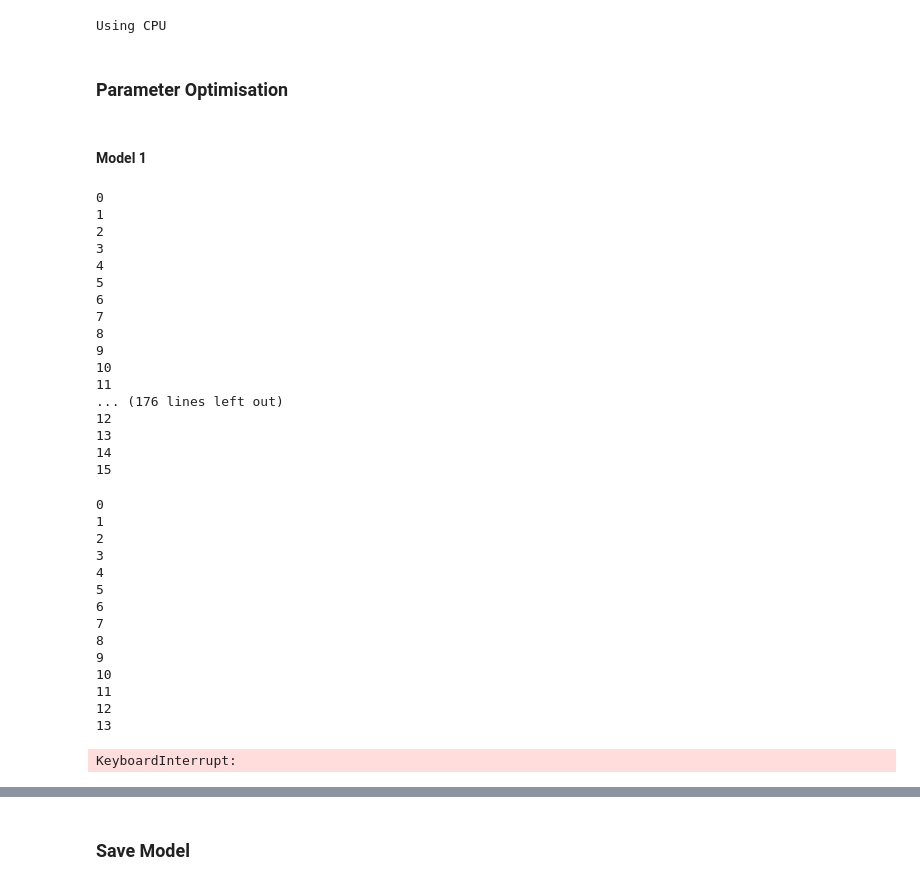
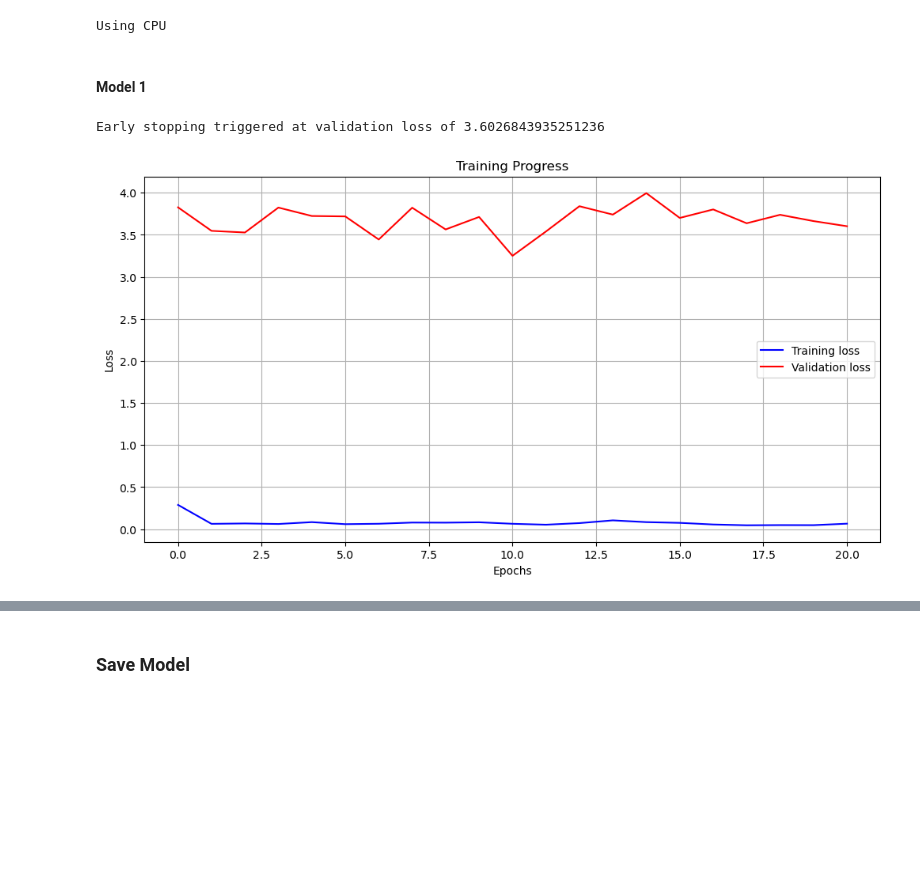
Before and after one commit to paulruesing/hybrid-rl-index-trading, a Jupyter notebook: notebooks/predictor_dev.ipynb, the cells around one changed output, grey strips where cells are left out. Cells and saved outputs as stored; diff of their text form; code cells hidden in the pictures; blank space fills up the shorter version.

```diff
--- a/notebooks/predictor_dev.ipynb
+++ b/notebooks/predictor_dev.ipynb
@@ -239,6 +298,7 @@ class LSTMModel(nn.Module):
                  dropout=0.2,
                  use_pre_lstm_fc_layer=False,
                  use_final_hidden_state=True,
+                 use_hidden_states_across_forecast_steps=True,
                  init_weights=True):
         """
         Initialise the LSTM model.
@@ -251,6 +311,7 @@ class LSTMModel(nn.Module):
         super().__init__()
         self.hidden_layer_size = hidden_layer_size
         self.use_pre_lstm_fc_layer = use_pre_lstm_fc_layer
+        self.use_hidden_states_across_forecast_steps = use_hidden_states_across_forecast_steps
         self.n_forecast_steps = n_forecast_steps
 
         # optional pre-lstm fully connected layer:
@@ -285,9 +346,13 @@ class LSTMModel(nn.Module):
         """ Forward call of module """
         batchsize = x.shape[0]
 
-        outputs = torch.empty(size=(batchsize, self.n_forecast_steps))  # initialise empty tensor for outputs
+        outputs = torch.empty(size=(batchsize, self.n_forecast_steps), device=x.device, dtype=x.dtype)  # initialise empty tensor for outputs
 
         # recursive prediction (taking into account previous predictions if n_forecast_steps > 1):
+        if self.use_hidden_states_across_forecast_steps:
+            h_n, c_n = None, None  # initialise hidden cell states that will be used across steps to reduce computational complexity
+            # this is favourable, because otherwise the complete sequence is reprocessed each iteration
+            # and LSTMs are designed to remember previous steps through hidden states
         for output_sequence_ind in range(self.n_forecast_steps):
             # integrate previous predictions into input:
             if output_sequence_ind > 0:
@@ -302,7 +367,14 @@ class LSTMModel(nn.Module):
                 # x.shape now is (64, 20, 32) = (batch, sequenth_length, features)
 
             # LSTM layer(s):
-            lstm_out, (h_n, c_n) = self.lstm(temp_x)
+            if self.use_hidden_states_across_forecast_steps:
+                # pass last hidden states again to lstm and compute only most recent step
+                if h_n is None:  # first iteration
+                    lstm_out, (h_n, c_n) = self.lstm(temp_x)  # compute first step and get hidden and cell states
+                else:  # further iterations
+                    lstm_out, (h_n, c_n) = self.lstm(temp_x[:, -1].unsqueeze(1), (h_n, c_n))  # compute new information and leverage previous hidden and cell states
+            else:
+                lstm_out, (h_n, c_n) = self.lstm(temp_x)
 
             # which output to use?
             # - lstm_out contains **all hidden states for the last layer** for every time step, used for tasks requiring per-time-step predictions and **sequence forecasting**
@@ -341,7 +413,7 @@ class LSTMModel(nn.Module):
             if is_training: optimiser.zero_grad()  # reset all gradients for next training step
 
             # move tensors to correct device:
-            x = x.to(device);
+            x = x.to(device)
             y = y.to(device)
 
             # compute output and loss:
@@ -363,17 +435,17 @@ class LSTMModel(nn.Module):
     def predict(self, dataloader, device='cpu'):
         """ Compute predictions (outputs) for all samples in a dataloader. """
         self.eval()  # inference mode
-        predictions = np.array([])
 
         # deactivate shuffling and set batch size to 1:
         temp_loader = DataLoader(dataloader.dataset, batch_size=1, shuffle=False)
 
         # compute predictions:
         with torch.no_grad():
-            for idx, (x, y) in enumerate(temp_loader):
+            for idx, (x, y) in enumerate(tqdm(temp_loader)):
                 x = x.to(device)
                 out = self(x)  # run model
                 out = out.cpu().detach().numpy()
-                predictions = np.concatenate((predictions, out))
+                if idx == 0: predictions = np.array(out); continue  # initialise array upon first iteration
+                predictions = np.concat((predictions, out))
 
             return predictions
@@ -419,7 +468,7 @@ class WeightedMSELoss(nn.Module):
             weighted_losses = losses * torch.Tensor(self.step_weights, device=predictions.device)  # calculate weighted loss tensor
             return torch.mean(weighted_losses)
 
-loss_criterion = WeightedMSELoss(step_weights=np.linspace(1, 0.2, forecast_horizon) if custom_step_weights is None else custom_step_weights)
+loss_criterion = WeightedMSELoss(step_weights=np.linspace(1, 0.4, forecast_horizon) if custom_step_weights is None else custom_step_weights)
 # %%
 def run_training(model, n_epochs: int, dataloader_train, dataloader_val, step_scheduler_step_size: int = 40, plateau_scheduler_factor=0.1, scheduler_to_use: Literal['step', 'plateau'] ='step',
                  initial_learning_rate: float = 0.01, device='cpu', loss_criterion=nn.MSELoss(), early_stopping_patience=0):
@@ -488,51 +537,21 @@ else:
     print("Using CPU")
 # %% [output]
 Using CPU
-# %% [markdown]
-### Parameter Optimisation
 # %% [markdown]
 #### Model 1
 # %%
 model1 = LSTMModel(input_size=model_input_size, hidden_layer_size=hidden_lstm_layer_size, num_layers=num_lstm_layers, dropout=dropout, n_forecast_steps=forecast_horizon,
-                  use_final_hidden_state=use_final_hidden_state, init_weights=init_weights, use_pre_lstm_fc_layer=use_pre_lstm_fc_layer)
+                  use_final_hidden_state=use_final_hidden_state, init_weights=init_weights, use_pre_lstm_fc_layer=use_pre_lstm_fc_layer,
+                   use_hidden_states_across_forecast_steps=use_hidden_states_across_forecast_steps)
 model1 = model1.to(device)
+model1 = torch.compile(model1)
 # %%
 run_training(model=model1, n_epochs=n_epochs, dataloader_train=dataloader_train, dataloader_val=dataloader_val,
              step_scheduler_step_size=step_scheduler_step_size, plateau_scheduler_factor=plateau_scheduler_factor, scheduler_to_use=scheduler_to_use,
              initial_learning_rate=initial_learning_rate,
              device=device, loss_criterion=loss_criterion,
-             early_stopping_patience=early_stopping_patience
+             early_stopping_patience=early_stopping_patience,
              )
 # %% [output]
-0
-1
-2
-3
-4
-5
-6
-7
-8
-9
-10
-11
-... (176 lines left out)
-12
-13
-14
-15
+Early stopping triggered at validation loss of 3.6026843935251236
-0
-1
-2
-3
-4
-5
-6
-7
-8
-9
-10
-11
-12
-13
-KeyboardInterrupt:
+[figure, added]
```
Also changed, not shown: parts of 25 cells of this notebook.
